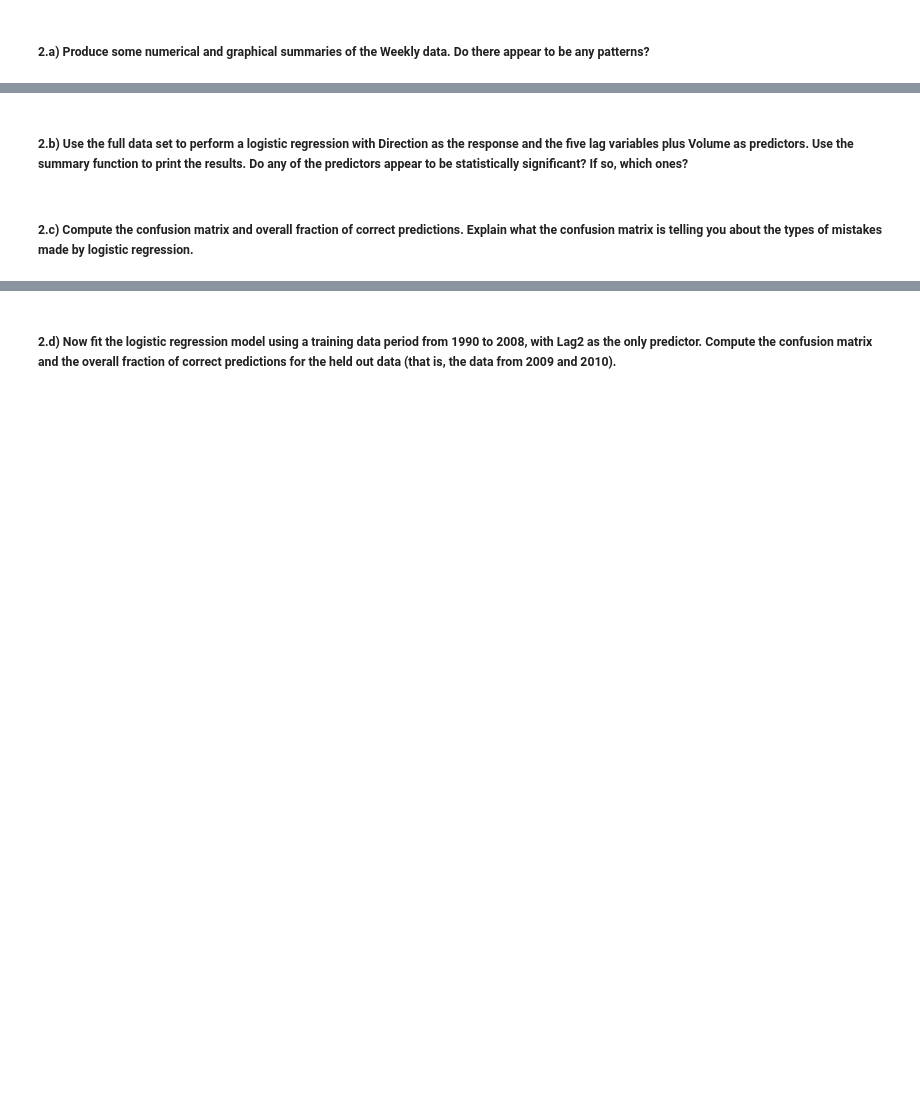
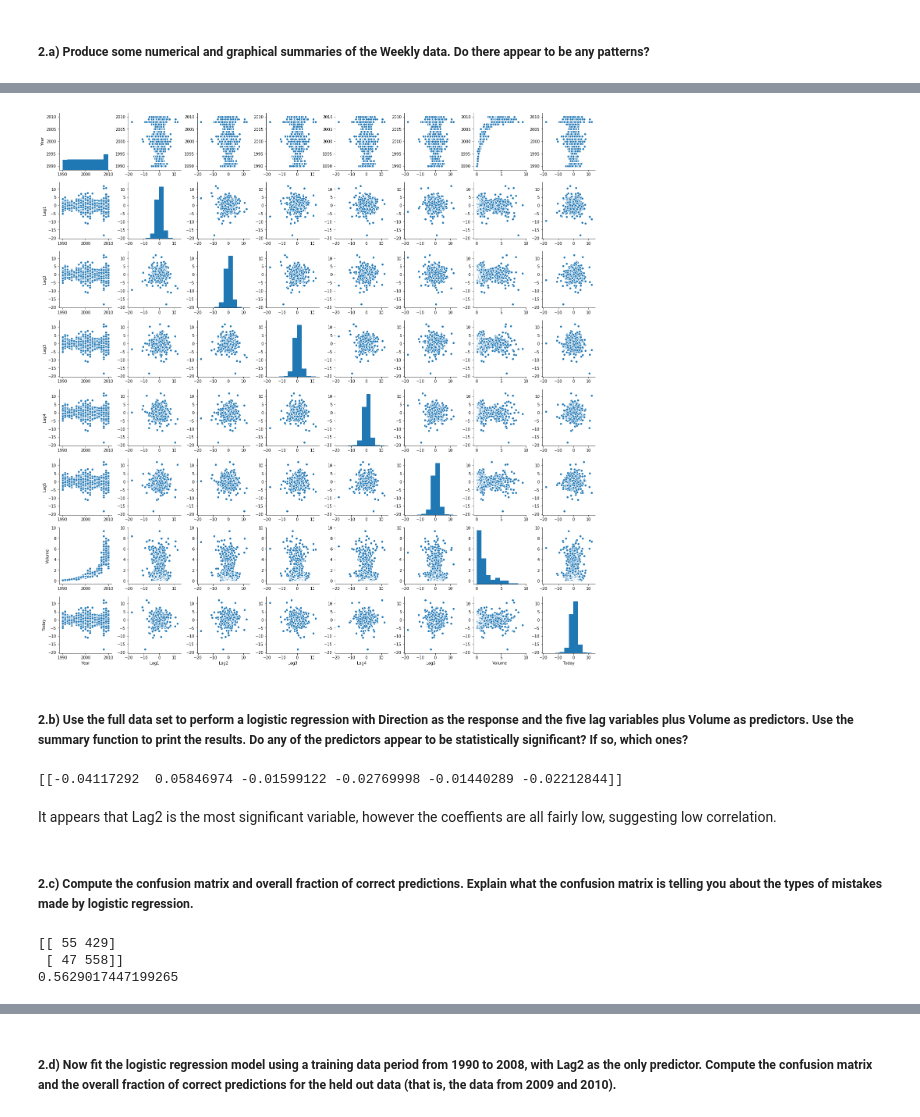
Before and after one commit to KylePolansky/EE379K-DS, a Jupyter notebook: Lab5/Lab5.ipynb, the cells around one changed output, grey strips where cells are left out. Cells and saved outputs as stored; diff of their text form; code cells hidden in the pictures; blank space fills up the shorter version.

```diff
--- a/Lab5/Lab5.ipynb
+++ b/Lab5/Lab5.ipynb
@@ -70,3 +70,11 @@ plt.show()
 This question should be answered using the Weekly data set, which is part of the ISLR package. This data is similar in nature to the Smarket data from this chapter’s lab, except that it contains 1,089 weekly returns for 21 years, from the beginning of 1990 to the end of 2010.
 # %% [markdown]
 ##### 2.a) Produce some numerical and graphical summaries of the Weekly data. Do there appear to be any patterns?
+# %%
+import pandas as pd
+import numpy as np
+import seaborn as sns
+
+df = pd.read_csv("data/weekly.csv", index_col=0)
+
+df.head()
@@ -73,4 +100,34 @@ This question should be answered using the Weekly data set, which is part of the
+# %%
+sns.pairplot(df)
+plt.show()
+# %% [output]
+[figure, added]
 # %% [markdown]
 ##### 2.b) Use the full data set to perform a logistic regression with Direction as the response and the five lag variables plus Volume as predictors. Use the summary function to print the results. Do any of the predictors appear to be statistically significant? If so, which ones?
+# %%
+from sklearn.linear_model import LogisticRegression
+
+x = df[['Lag1', 'Lag2', 'Lag3', 'Lag4', 'Lag5', 'Volume']]
+y = df['Direction']
+
+fit = LogisticRegression().fit(x, y)
+print(fit.coef_)
+# %% [output]
+[[-0.04117292  0.05846974 -0.01599122 -0.02769998 -0.01440289 -0.02212844]]
+# %% [markdown]
+It appears that Lag2 is the most significant variable, however the coeffients are all fairly low, suggesting low correlation.
 # %% [markdown]
 ##### 2.c) Compute the confusion matrix and overall fraction of correct predictions. Explain what the confusion matrix is telling you about the types of mistakes made by logistic regression.
+# %%
+from sklearn.metrics import confusion_matrix
+
+y_preds = fit.predict(x)
+
+conf_matrix = confusion_matrix(y, y_preds)
+print(conf_matrix)
+
+print(fit.score(x, y))
+# %% [output]
+[[ 55 429]
+ [ 47 558]]
+0.5629017447199265
```
Also changed, not shown: parts of 25 cells of this notebook.
